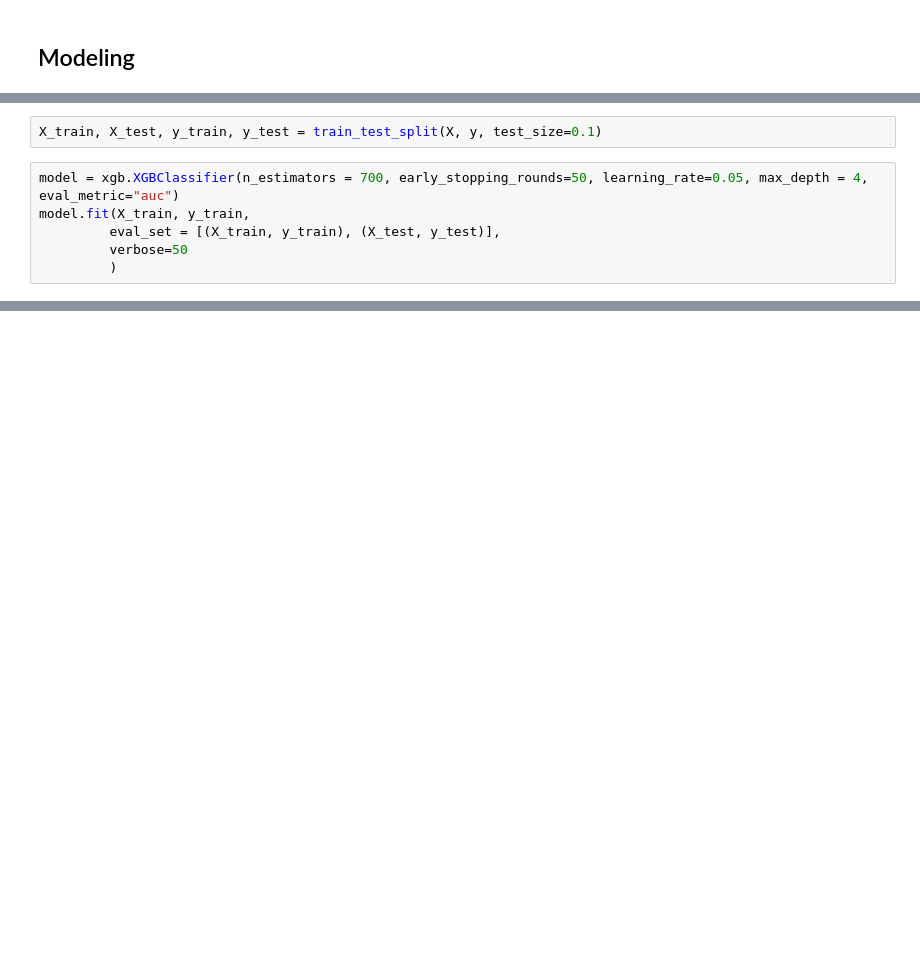
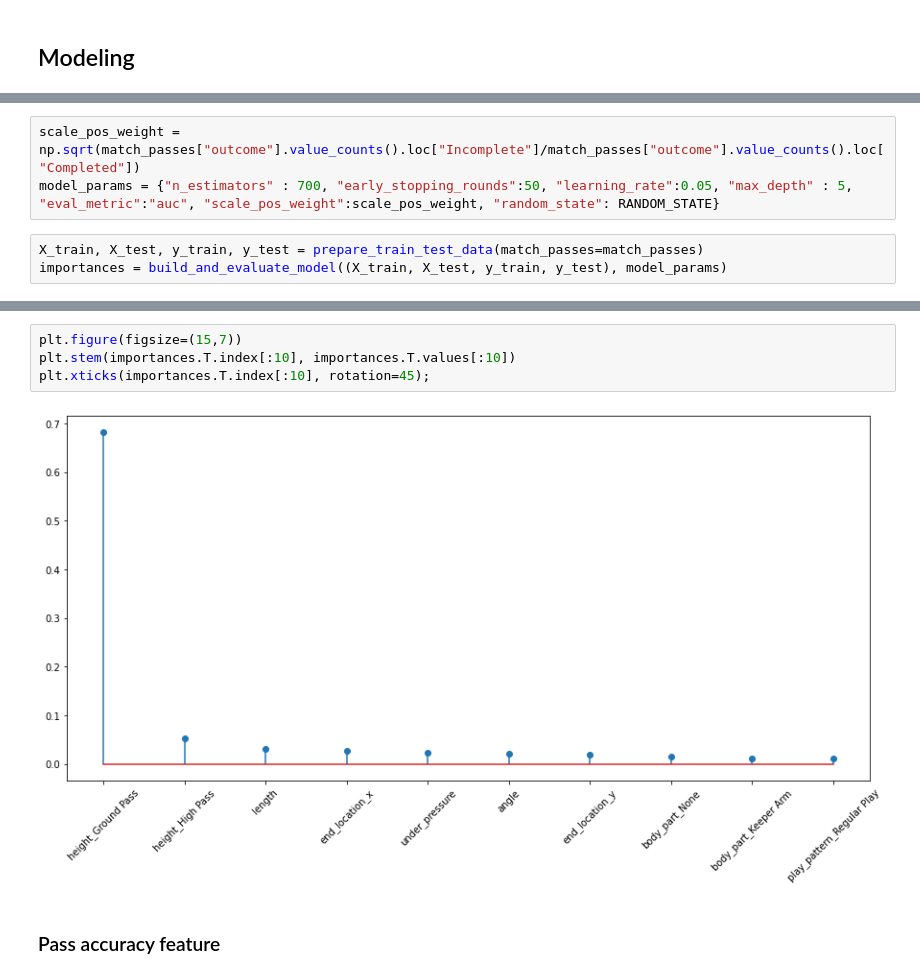
Before and after one commit to hugoartigas/quantifying_soccer_players_decision_making, a Jupyter notebook: EDA.ipynb, the cells around one changed output, grey strips where cells are left out. Saved outputs shown, nothing was run; the diff lists cells and outputs as text; blank space fills up the shorter version.

```diff
--- a/EDA.ipynb
+++ b/EDA.ipynb
@@ -161,8 +187,0 @@ X = pd.concat([X, encoded_cat], axis=1).drop(CATEGORICAL_COLUMNS, axis=1)
-# %%
-X_train, X_test, y_train, y_test = train_test_split(X, y, test_size=0.1)
-# %%
-model = xgb.XGBClassifier(n_estimators = 700, early_stopping_rounds=50, learning_rate=0.05, max_depth = 4, eval_metric="auc")
-model.fit(X_train, y_train,
-         eval_set = [(X_train, y_train), (X_test, y_test)],
-         verbose=50
-         )
@@ -192,0 +225,6 @@ XGBClassifier(base_score=0.5, booster='gbtree', callbacks=None,
+# %%
+scale_pos_weight = np.sqrt(match_passes["outcome"].value_counts().loc["Incomplete"]/match_passes["outcome"].value_counts().loc["Completed"])
+model_params = {"n_estimators" : 700, "early_stopping_rounds":50, "learning_rate":0.05, "max_depth" : 5, "eval_metric":"auc", "scale_pos_weight":scale_pos_weight, "random_state": RANDOM_STATE}
+# %%
+X_train, X_test, y_train, y_test = prepare_train_test_data(match_passes=match_passes)
+importances = build_and_evaluate_model((X_train, X_test, y_train, y_test), model_params)
@@ -192,0 +242,8 @@ XGBClassifier(base_score=0.5, booster='gbtree', callbacks=None,
+# %%
+plt.figure(figsize=(15,7))
+plt.stem(importances.T.index[:10], importances.T.values[:10])
+plt.xticks(importances.T.index[:10], rotation=45);
+# %% [output]
+[figure, added]
+# %% [markdown]
+### Pass accuracy feature
```
Also changed, not shown: parts of 46 cells of this notebook.
